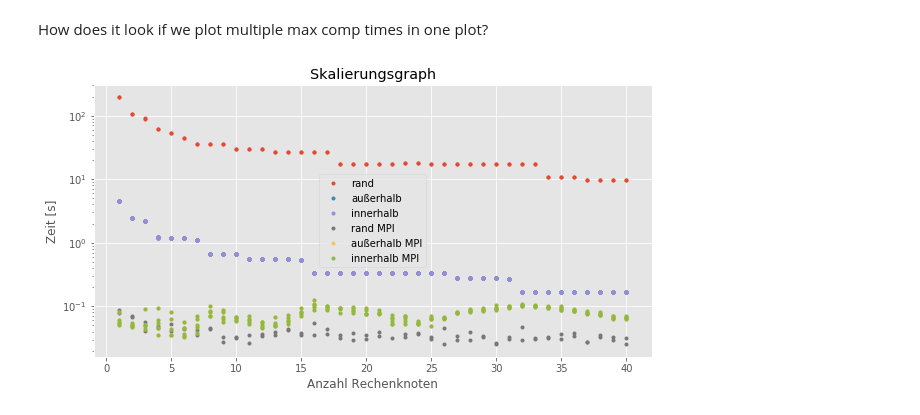
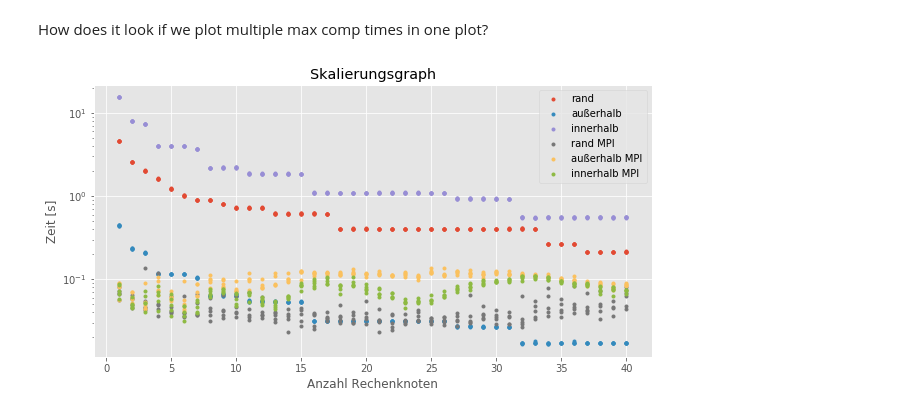
Before and after one commit to eragp/mandelbrot, a Jupyter notebook: eval/scalingGraph/scaling_graph.ipynb, the cells around one changed output. Cells and saved outputs as stored; diff of their text form; code cells hidden in the pictures.

```diff
--- a/eval/scalingGraph/scaling_graph.ipynb
+++ b/eval/scalingGraph/scaling_graph.ipynb
@@ -137,7 +136,7 @@ def regression_plot(data):
     plt.show()
     #save_fig(fig, 'scaling_graph')
 # %%
-inside_path = './data/data_scaling_border_mandelbrot.json'
+inside_path = './data/data_scaling_inside_mandelbrot.json'
 border_path = './data/data_scaling_border_mandelbrot.json'
 outside_path = './data/data_scaling_outside_mandelbrot.json'
 inside = load_json(inside_path)
@@ -145,11 +144,12 @@ border = load_json(border_path)
 outside = load_json(outside_path)
 
 plt.style.use('ggplot')
-simple_plot(inside, 'Skalierungsgraph außerhalb der Mandelbrotmenge', 'scale_graph_inside')
+simple_plot(inside, 'Skalierungsgraph innerhalb der Mandelbrotmenge', 'scale_graph_inside')
 simple_plot(border, 'Skalierungsgraph am Rand der Mandelbrotmenge', 'scale_graph_border')
-simple_plot(outside, 'Skalierungsgraph innerhalb der Mandelbrotmenge', 'scale_graph_outside')
+simple_plot(outside, 'Skalierungsgraph außerhalb der Mandelbrotmenge', 'scale_graph_outside')
 
-regression_plot(inside)
-regression_plot(border)
-regression_plot(outside)
+#regression_plot(inside)
+#regression_plot(border)
+#regression_plot(outside)
+k
 # %% [output]
@@ -165,7 +162,7 @@ How does it look if we plot multiple max comp times in one plot?
 
 cpT, mpiT, nodeCnt = zip(*load_json(border_path))
 cpT2, mpiT2, nodeCnt2  = zip(*load_json(outside_path))
-cpT3, mpiT3, nodeCnt3  = zip(*load_json(outside_path))
+cpT3, mpiT3, nodeCnt3  = zip(*load_json(inside_path))
 
 x = np.asarray(nodeCnt)
 x2 = np.asarray(nodeCnt2)
@@ -173,31 +170,31 @@ x3 = np.asarray(nodeCnt3)
 #  time in s
 cp = np.asarray(cpT) / 1e6
 cp2 = np.asarray(cpT2) / 1e6
 cp3 = np.asarray(cpT3) / 1e6
 mpi = np.asarray(mpiT) / 1e6
 mpi2 = np.asarray(mpiT2) / 1e6
 mpi3 = np.asarray(mpiT3) / 1e6
 
 
 fig, host = plt.subplots(figsize=(10,5))
 
 host.plot(x, cp, label="rand", lw=0, marker=".")
 host.plot(x2, cp2, label="außerhalb", lw=0, marker=".")
 host.plot(x3, cp3, label="innerhalb", lw=0, marker=".")
 host.plot(x, mpi, label="rand MPI", lw=0, marker=".")
 host.plot(x2, mpi2, label="außerhalb MPI", lw=0, marker=".")
 host.plot(x3, mpi3, label="innerhalb MPI", lw=0, marker=".")
 
 host.set(xlabel='Anzahl Rechenknoten', ylabel='Zeit [s]',
     title='Skalierungsgraph'
 )
 # par1.set(ylabel='max mpi time [s]')
 
 host.legend()
 host.grid(True)
 plt.yscale('log')
 #plt.axis([0, None, 0, 0.04])
 
 plt.show()
 # %% [output]
-[figure, old version]
+[figure, new version]
```
Also changed, not shown: parts of 2 cells of this notebook, 18 other files.
